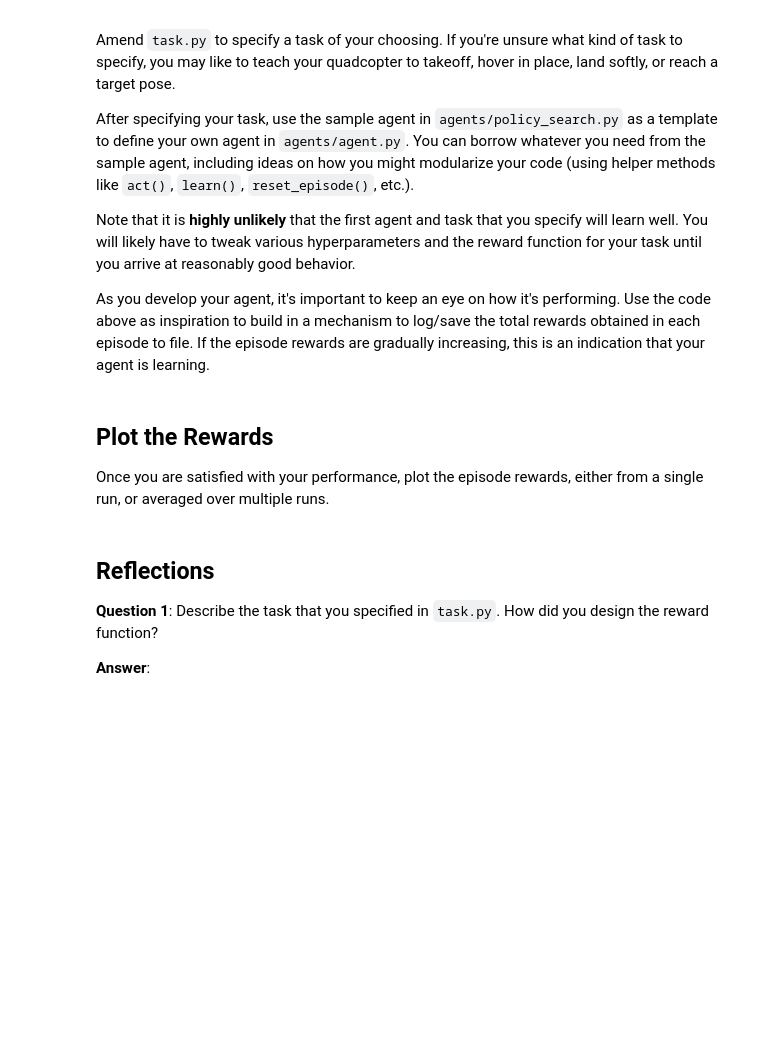
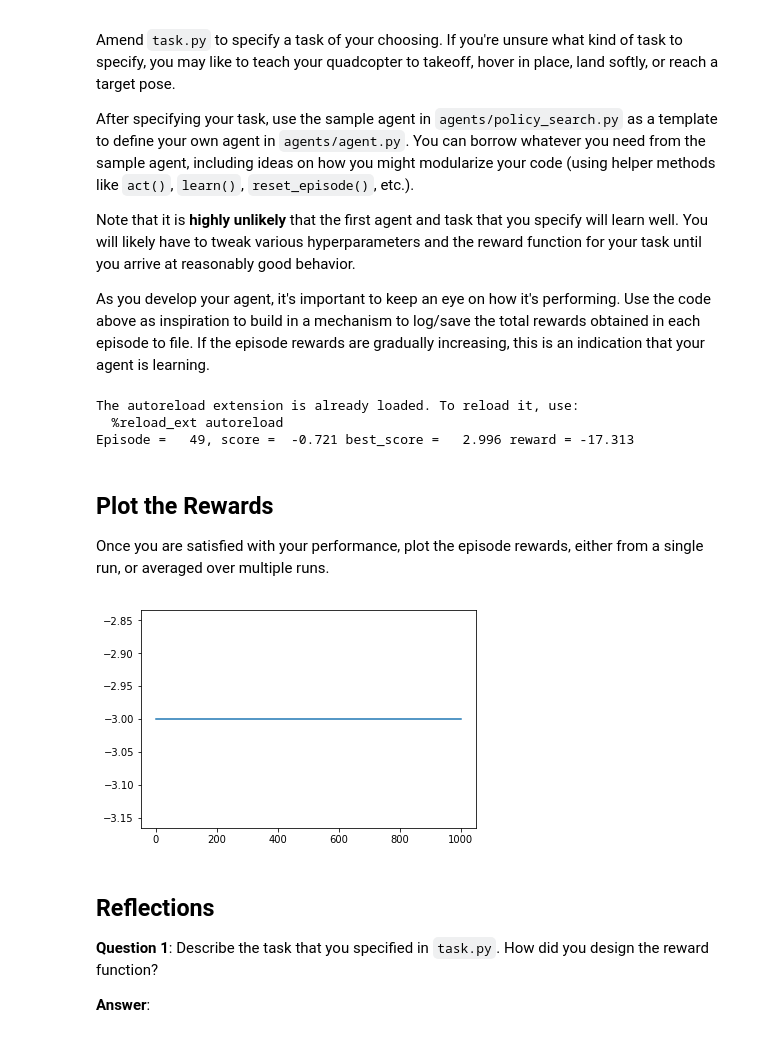
Before and after one commit to sandeeppaulraj/RL-Quadcopter-2, a Jupyter notebook: Quadcopter_Project.ipynb, the cells around one changed output. Saved outputs shown, nothing was run; the diff lists cells and outputs as text; code cells hidden in the pictures; blank space fills up the shorter version.

```diff
--- a/Quadcopter_Project.ipynb
+++ b/Quadcopter_Project.ipynb
@@ -229,3 +226,59 @@ from agents.agent import DDPG
+# %%
+## TODO: Train your agent here.
+%load_ext autoreload
+%autoreload 2
+
+import csv
+from agents.agent import DDPG
+from task import Task
+import pandas as pd
+import sys
+import numpy as np
+
+# Modelling Takeoff task
+
+runtime = 5.                                     # time limit of the episode
+# initial pose for landing task, copter is at some height h.
+init_pose = np.array([0., 0., 0., 0., 0., 0.])   # initial pose
+init_velocities = np.array([0., 0., 0.])         # initial velocities
+init_angle_velocities = np.array([0., 0., 0.])   # initial angle velocities
+file_output = 'rewards.txt'                      # file name for saved results
+episodes = 1000                                  # number of episodes
+target_pos = np.array([0., 0., 10.])             # target position
+done = False
+
+# Setup in case of DDPG agent
+task = Task(target_pos = target_pos)
+agent = DDPG(task)
+labels = ['episode', 'reward']
+results = {x : [] for x in labels}
+
+# Running the simulation, and save the results.
+with open(file_output, 'w') as csvfile:
+    writer = csv.writer(csvfile)
+    writer.writerow(labels)
+    for i in range(1, episodes+1):
+        state = agent.reset_episode()
+        total_reward = 0
+        while True:
+            action = agent.act(state)
+            next_state, reward, done = task.step(action)
+            total_reward += reward
+            agent.step(action, reward, next_state, done)
+            state = next_state
+            if done:
+                to_write = [i] + [total_reward]
+                for ii in range(len(labels)):
+                    results[labels[ii]].append(to_write[ii])
+                writer.writerow(to_write)
+                print("\rEpisode = {:4d}, score = {:7.3f} best_score = {:7.3f} reward = {:7.3f}".format(
+                    i, agent.score, agent.best_score, total_reward), end="")
+                break
+        sys.stdout.flush()
+# %% [output]
+The autoreload extension is already loaded. To reload it, use:
+  %reload_ext autoreload
+Episode =   49, score =  -0.721 best_score =   2.996 reward = -17.313
 # %% [markdown]
 ## Plot the Rewards
 
@@ -235,3 +286,12 @@ Once you are satisfied with your performance, plot the episode rewards, either f
+# %%
+## TODO: Plot the rewards.
+import matplotlib.pyplot as plt
+%matplotlib inline
+
+plt.plot(results['episode'], results['reward'])
+_ = plt.ylim()
+# %% [output]
+[figure, added]
 # %% [markdown]
 ## Reflections
 
```
Also changed, not shown: parts of 10 cells of this notebook.
